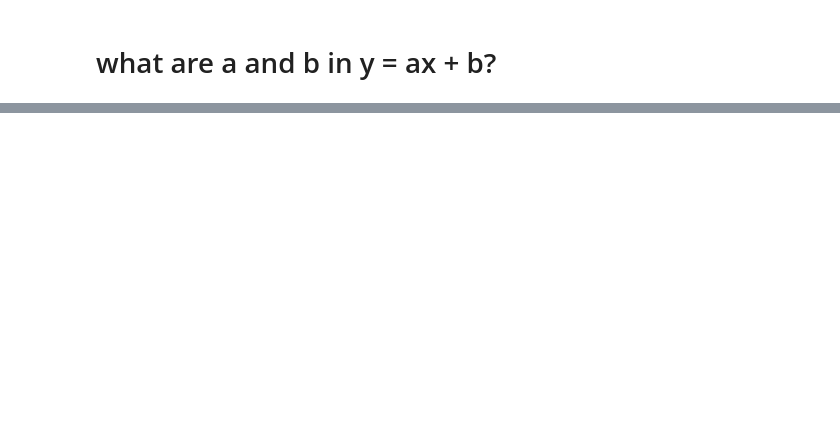
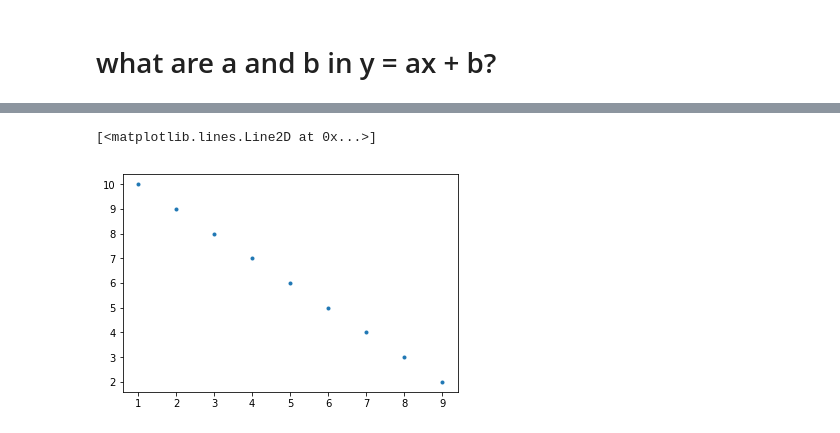
Before and after one commit to daeunimo/class2019Spring, a Jupyter notebook: regressionKR (1).ipynb, the cells around one changed output, grey strips where cells are left out. Drawn from its saved outputs; the diff is of its cells as text; code cells hidden in the pictures; blank space fills up the shorter version.

```diff
--- a/regressionKR (1).ipynb
+++ b/regressionKR (1).ipynb
@@ -72,0 +119,8 @@ print(weights) #첫번째가 a, 두번째가 b
+# %%
+data = pd.read_csv('regression1-1.csv', delimiter = ',')
+X = data['X']
+Y = data['Y']
+plt.plot(X, Y, '.')
+# %% [output]
+[<matplotlib.lines.Line2D at 0x...>]
+[figure, added]
```
Also changed, not shown: parts of 18 cells of this notebook.
